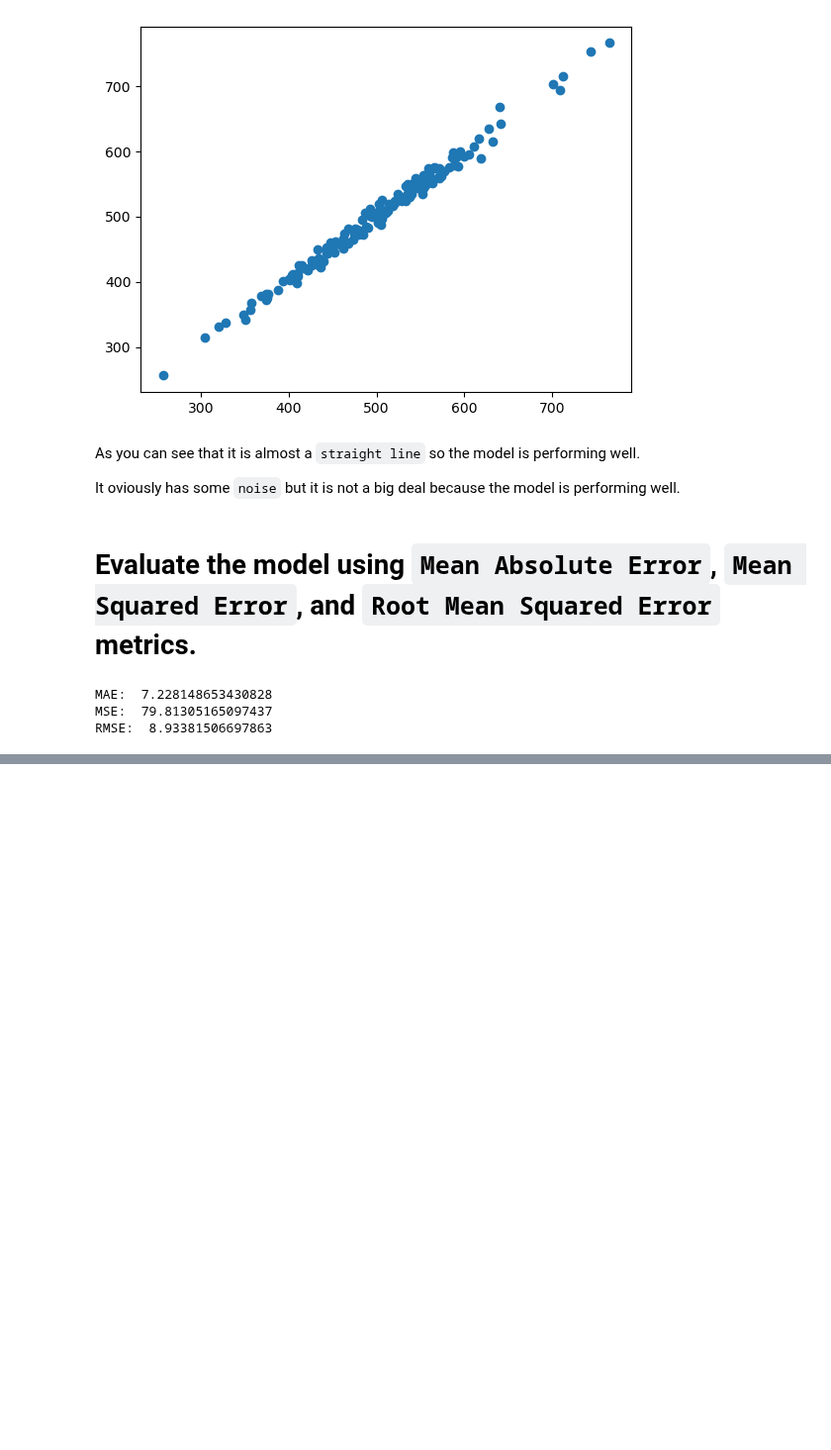
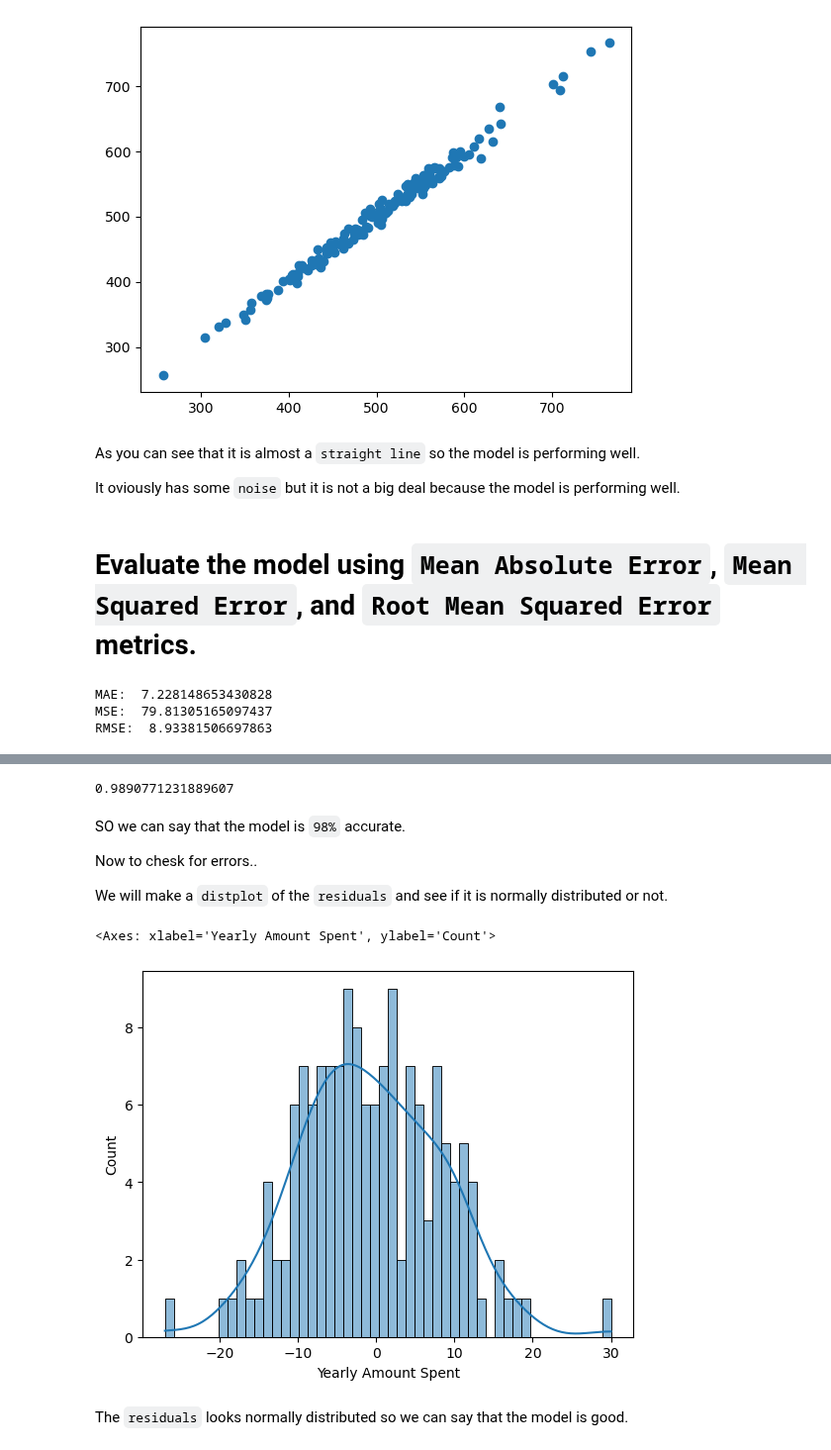
Before and after one commit to RishatTalukder/learning_machine_learning, a Jupyter notebook: simple_linear_regression_practice_project.ipynb, the cells around one changed output, grey strips where cells are left out. Shown at 99% size. Saved outputs shown, nothing was run; the diff lists cells and outputs as text; code cells hidden in the pictures; blank space fills up the shorter version.

```diff
--- a/simple_linear_regression_practice_project.ipynb
+++ b/simple_linear_regression_practice_project.ipynb
@@ -202,0 +243,18 @@ RMSE:  8.93381506697863
+# %%
+metrics.explained_variance_score(y_test,predictions)
+# %% [output]
+0.9890771231889607
+# %% [markdown]
+SO we can say that the model is `98%` accurate.
+
+Now to chesk for errors..
+
+We will make a `distplot` of the `residuals` and see if it is normally distributed or not.
+# %%
+# Residuals
+sns.histplot((y_test-predictions),bins=50,kde=True)
+# %% [output]
+<Axes: xlabel='Yearly Amount Spent', ylabel='Count'>
+[figure, added]
+# %% [markdown]
+The `residuals` looks normally distributed so we can say that the model is good.
```
Also changed, not shown: parts of 2 cells of this notebook, 1 other file.
